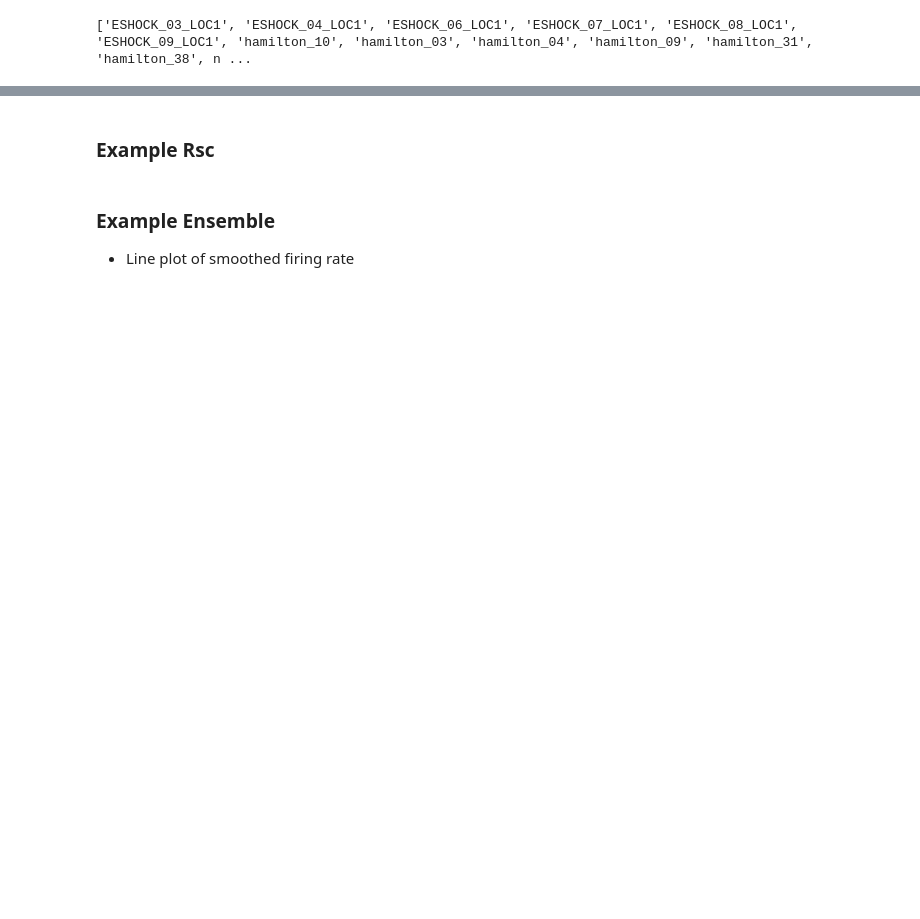
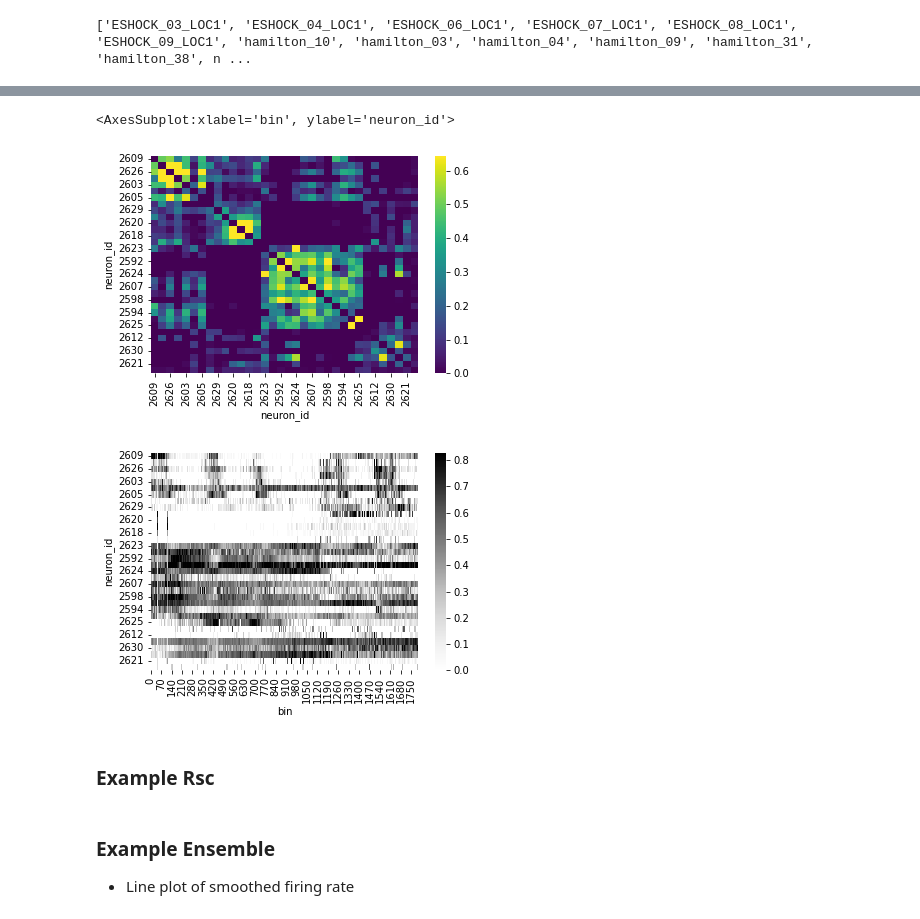
Before and after one commit to Ruairi-osul/drn-interactions, a Jupyter notebook: notebooks/Spontaneous Interactions/Figure.ipynb, the cells around one changed output, grey strips where cells are left out. Drawn from its saved outputs; the diff is of its cells as text; code cells hidden in the pictures; blank space fills up the shorter version.

```diff
--- a/notebooks/Spontaneous Interactions/Figure.ipynb
+++ b/notebooks/Spontaneous Interactions/Figure.ipynb
@@ -88,3 +70,12 @@ df_affinity = reorder_df_affinity(df_affinity, labels)
+# %%
+
+sns.heatmap(df_affinity, cmap="viridis", vmin=0, robust=True)
+plt.figure()
+sns.heatmap(spikes, cmap="Greys", vmin=0, robust=True)
+# %% [output]
+<AxesSubplot:xlabel='bin', ylabel='neuron_id'>
+[figure, added]
+[figure, added]
 # %% [markdown]
 ### Example Rsc
 # %% [markdown]
```
Also changed, not shown: parts of 8 cells of this notebook, 1 other file.
